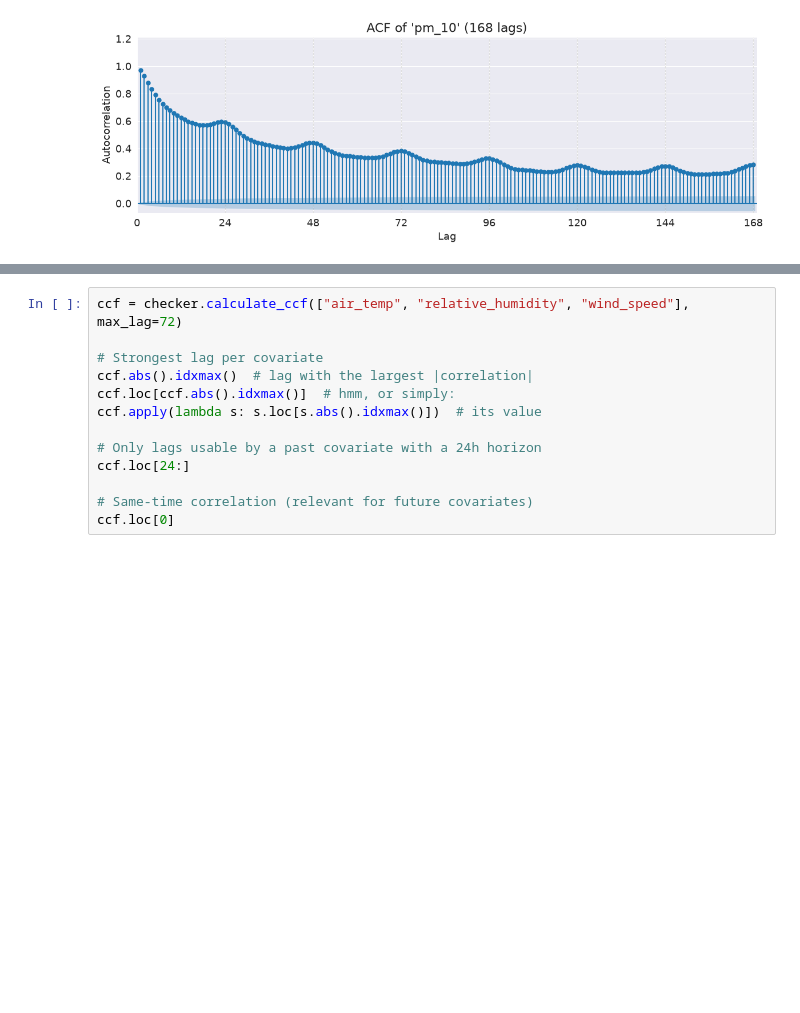
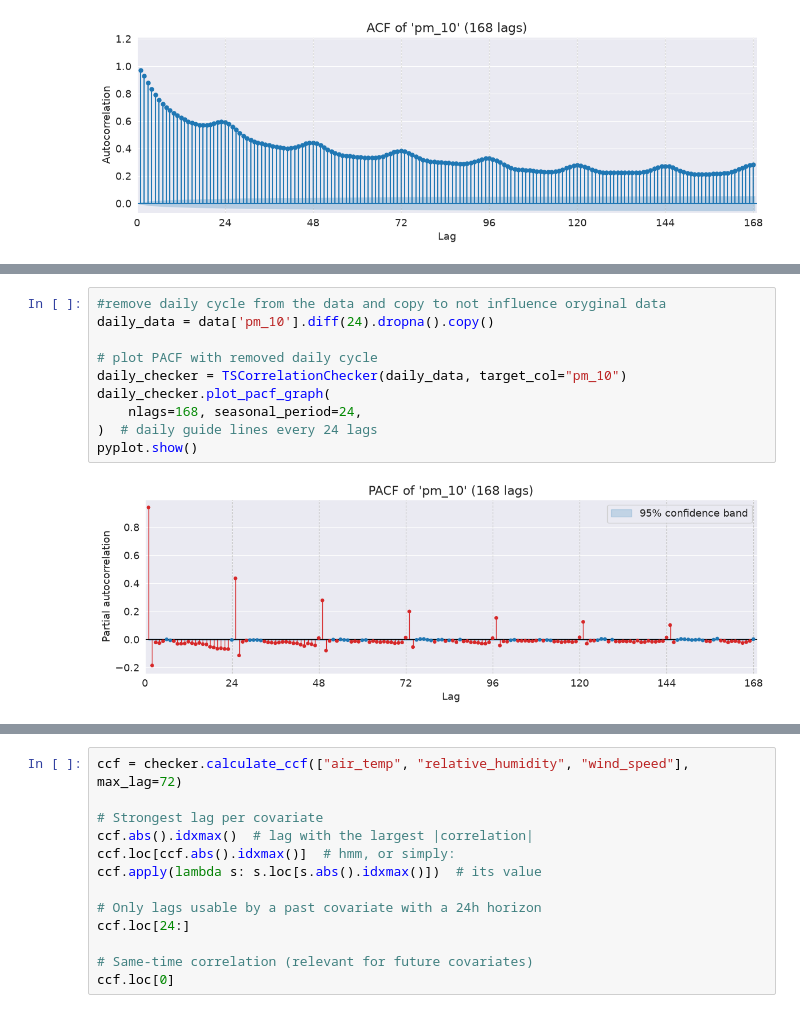
Before and after one commit to Pabito22/AirPolutionForecasting, a Jupyter notebook: notebooks/4-PW-correlation.ipynb, the cells around one changed output, grey strips where cells are left out. Drawn from its saved outputs; the diff is of its cells as text; blank space fills up the shorter version.

```diff
--- a/notebooks/4-PW-correlation.ipynb
+++ b/notebooks/4-PW-correlation.ipynb
@@ -91,0 +63,12 @@ pyplot.show()
+# %%
+#remove daily cycle from the data and copy to not influence oryginal data
+daily_data = data['pm_10'].diff(24).dropna().copy()
+
+# plot PACF with removed daily cycle
+daily_checker = TSCorrelationChecker(daily_data, target_col="pm_10")
+daily_checker.plot_pacf_graph(
+    nlags=168, seasonal_period=24,
+)  # daily guide lines every 24 lags
+pyplot.show()
+# %% [output]
+[figure, added]
```
Also changed, not shown: parts of 12 cells of this notebook, 1 other file.
